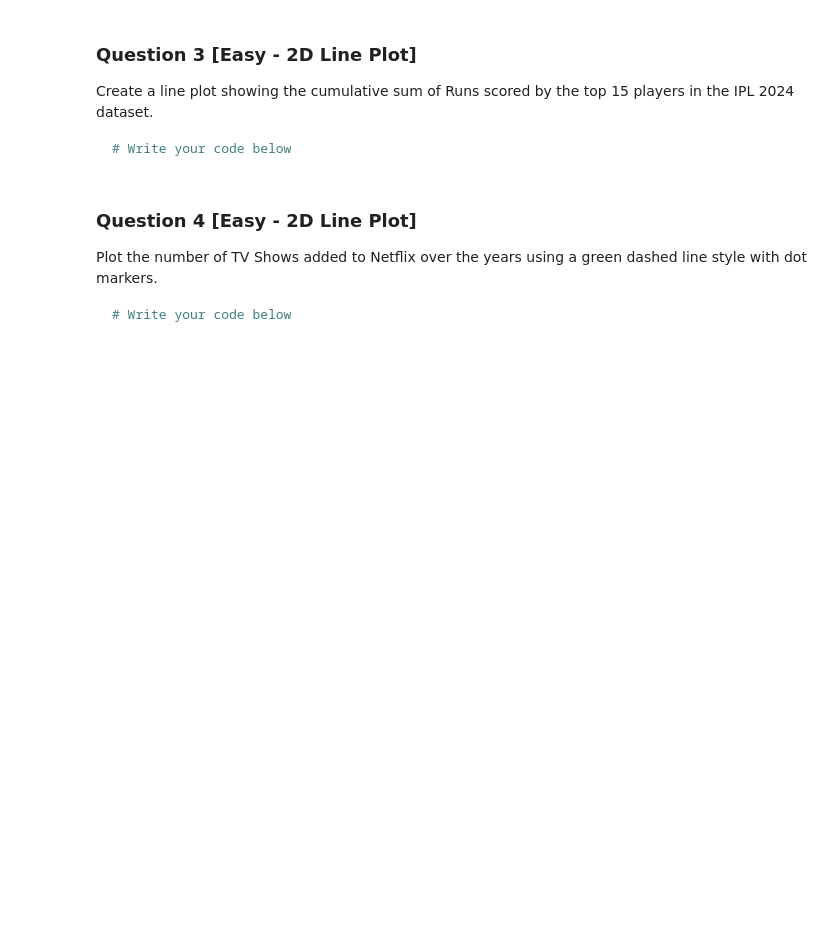
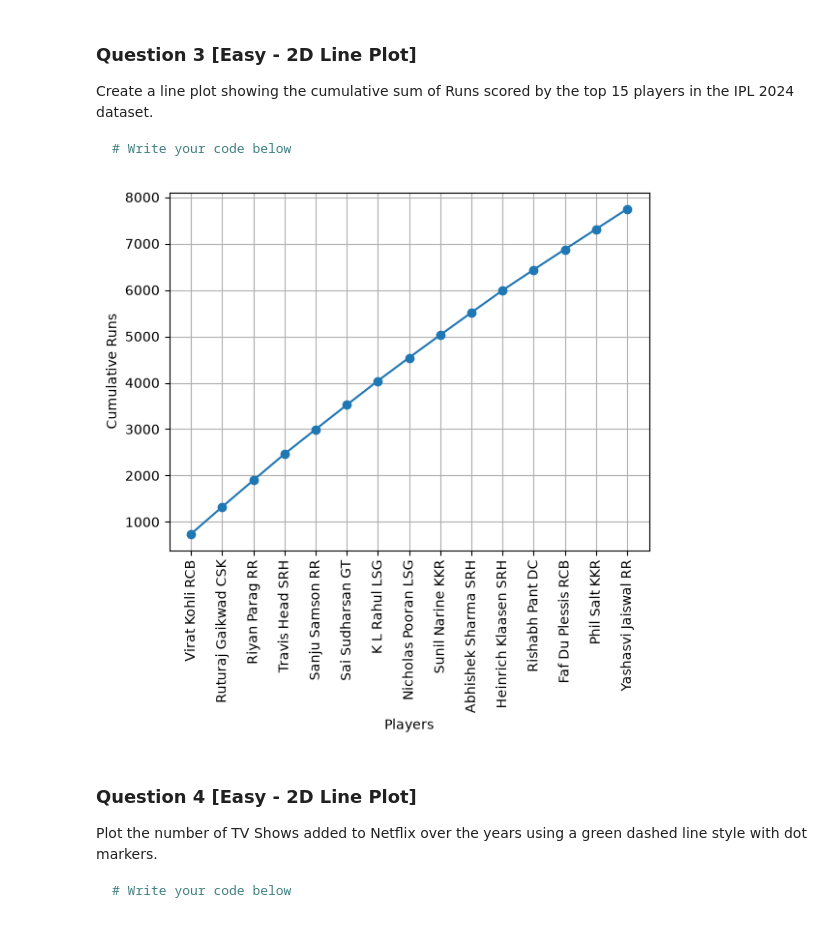
Before and after one commit to Harshit-kumar38/100-Matplotlib-Problems, a Jupyter notebook: Matplotlib_100_solutions.ipynb, the cells around one changed output. Drawn from its saved outputs; the diff is of its cells as text; code cells hidden in the pictures; blank space fills up the shorter version.

````diff
--- a/Matplotlib_100_solutions.ipynb
+++ b/Matplotlib_100_solutions.ipynb
@@ -53,6 +86,19 @@ Create a line plot showing the cumulative sum of Runs scored by the top 15 playe
 ```python
 # Write your code below
 ```
+# %%
+top15 = ipl.sort_values('Runs', ascending=False).head(15)
+top15['cum_runs'] = top15['Runs'].cumsum()
+top15[['Player', 'Runs', 'cum_runs']]
+
+plt.plot(top15['Player'],top15['cum_runs'],marker='o')
+plt.xlabel('Players')
+plt.ylabel('Cumulative Runs')
+plt.xticks(rotation=90)
+plt.grid(True)
+plt.show()
+# %% [output]
+[figure, added]
 # %% [markdown]
 ### Question 4 [Easy - 2D Line Plot]
 Plot the number of TV Shows added to Netflix over the years using a green dashed line style with dot markers.
````
Also changed, not shown: parts of 10 cells of this notebook.
